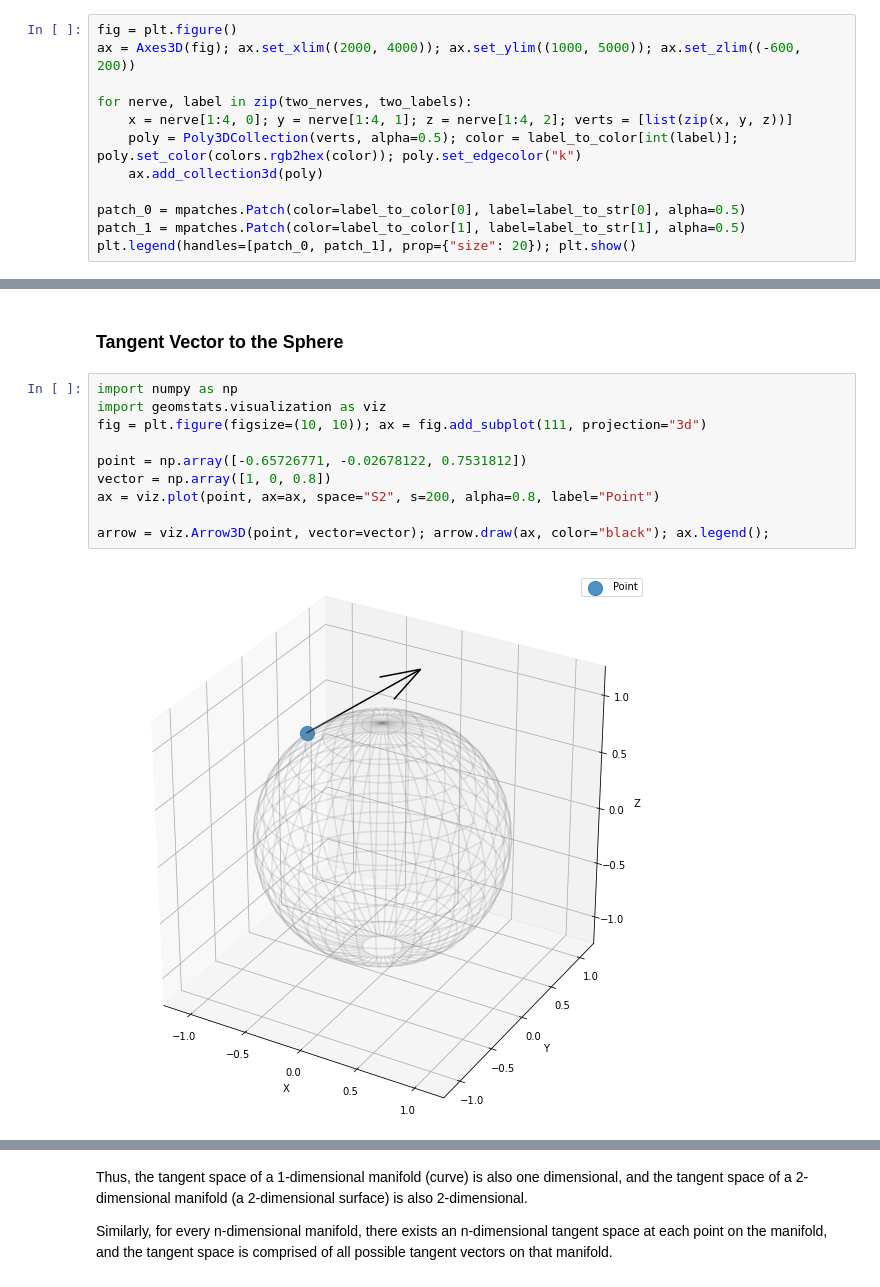
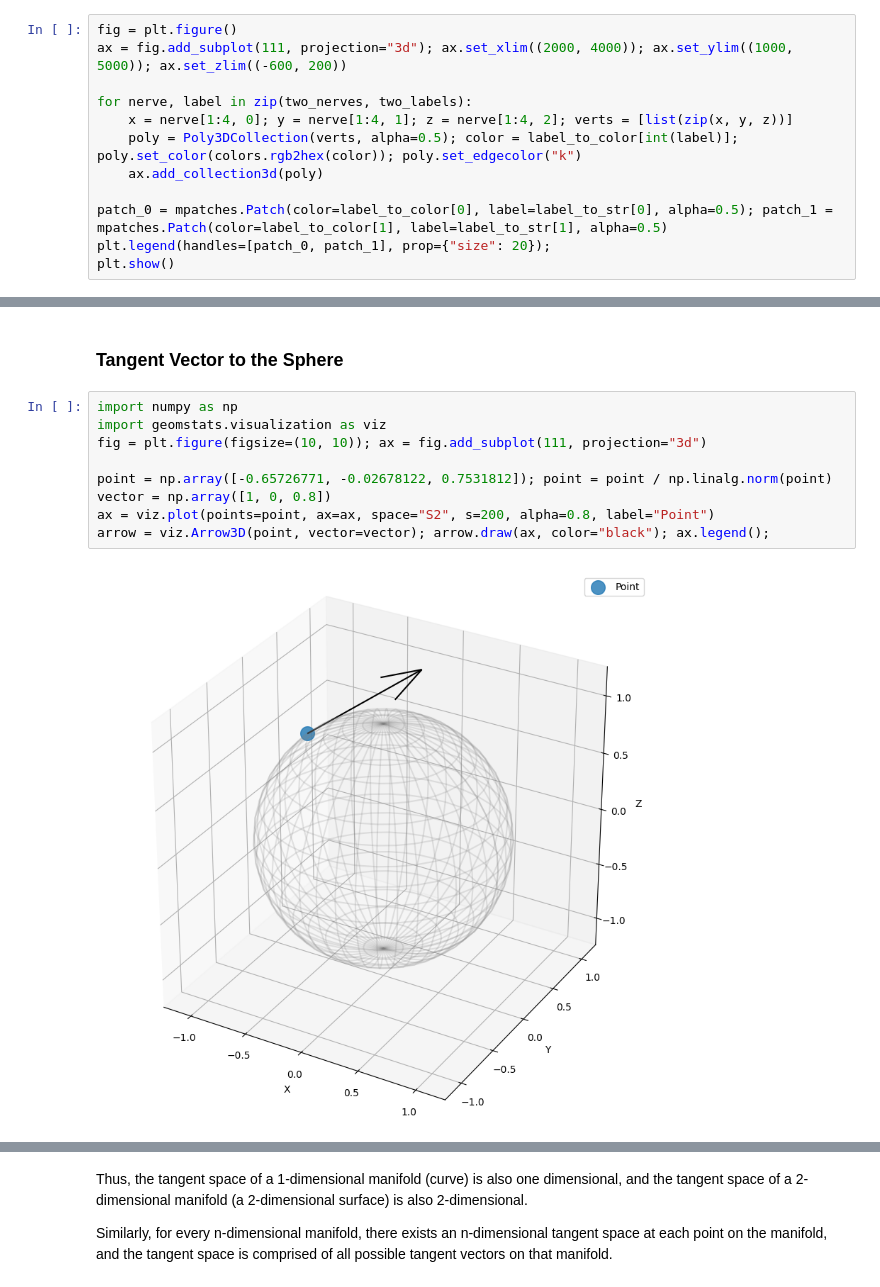
Before and after one commit to geometric-intelligence/ece594n, a Jupyter notebook: lectures/01_a_manifolds.ipynb, the cells around one changed output, grey strips where cells are left out. Drawn from its saved outputs; the diff is of its cells as text.

```diff
--- a/lectures/01_a_manifolds.ipynb
+++ b/lectures/01_a_manifolds.ipynb
@@ -108,13 +112,13 @@ Try looking at 3D triangles.
 # %%
 fig = plt.figure()
-ax = Axes3D(fig); ax.set_xlim((2000, 4000)); ax.set_ylim((1000, 5000)); ax.set_zlim((-600, 200))
+ax = fig.add_subplot(111, projection="3d"); ax.set_xlim((2000, 4000)); ax.set_ylim((1000, 5000)); ax.set_zlim((-600, 200))
 
 for nerve, label in zip(two_nerves, two_labels):
     x = nerve[1:4, 0]; y = nerve[1:4, 1]; z = nerve[1:4, 2]; verts = [list(zip(x, y, z))]
     poly = Poly3DCollection(verts, alpha=0.5); color = label_to_color[int(label)]; poly.set_color(colors.rgb2hex(color)); poly.set_edgecolor("k")
     ax.add_collection3d(poly)
 
-patch_0 = mpatches.Patch(color=label_to_color[0], label=label_to_str[0], alpha=0.5)
-patch_1 = mpatches.Patch(color=label_to_color[1], label=label_to_str[1], alpha=0.5)
-plt.legend(handles=[patch_0, patch_1], prop={"size": 20}); plt.show()
+patch_0 = mpatches.Patch(color=label_to_color[0], label=label_to_str[0], alpha=0.5); patch_1 = mpatches.Patch(color=label_to_color[1], label=label_to_str[1], alpha=0.5)
+plt.legend(handles=[patch_0, patch_1], prop={"size": 20});
+plt.show()
 # %% [output]
@@ -263,15 +261,14 @@ $\color{#EF5645}{\text{Question}}$: What is the speed of shape change?
 # %%
 import numpy as np
 import geomstats.visualization as viz
 fig = plt.figure(figsize=(10, 10)); ax = fig.add_subplot(111, projection="3d")
 
-point = np.array([-0.65726771, -0.02678122, 0.7531812])
+point = np.array([-0.65726771, -0.02678122, 0.7531812]); point = point / np.linalg.norm(point)
 vector = np.array([1, 0, 0.8])
-ax = viz.plot(point, ax=ax, space="S2", s=200, alpha=0.8, label="Point")
-
+ax = viz.plot(points=point, ax=ax, space="S2", s=200, alpha=0.8, label="Point")
 arrow = viz.Arrow3D(point, vector=vector); arrow.draw(ax, color="black"); ax.legend();
 # %% [output]
-[figure, old version]
+[figure, new version]
 # %% [markdown]
 # Tangent Space
 
```
Also changed, not shown: parts of 31 cells of this notebook, 5 other files.
